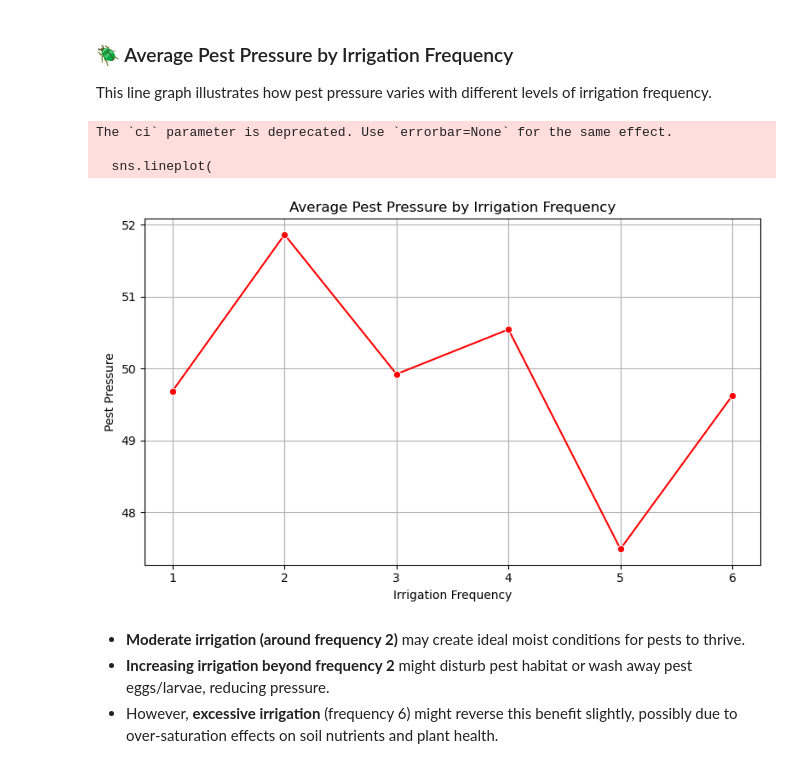
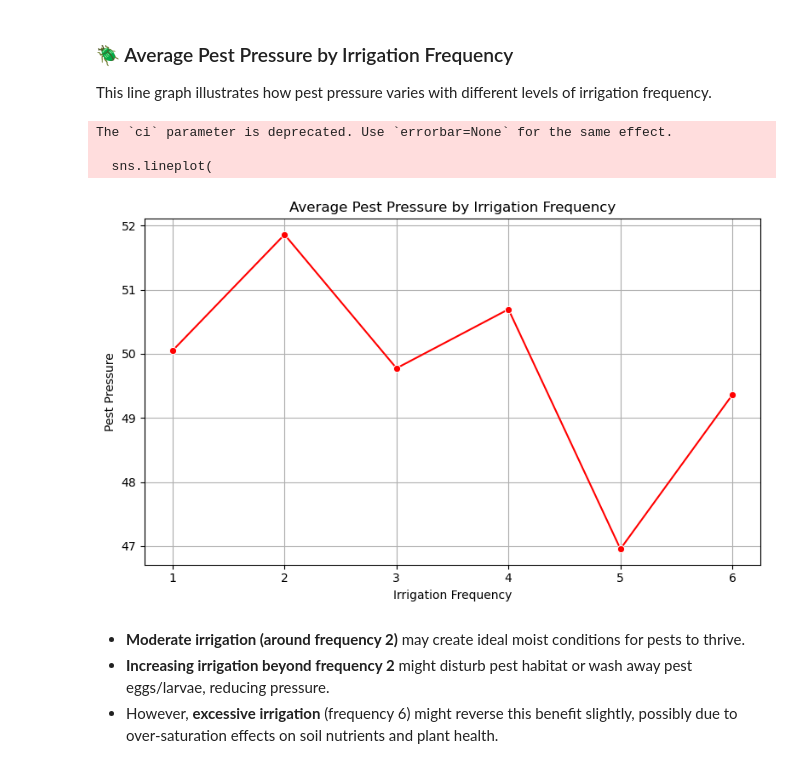
Before and after one commit to JaisreeMK-15/Crop-yield-prediction-and-recommendation, a Jupyter notebook: Crop prediction and recommendation.ipynb, the cells around one changed output. Cells and saved outputs as stored; diff of their text form; code cells hidden in the pictures.

```diff
--- a/Crop prediction and recommendation.ipynb
+++ b/Crop prediction and recommendation.ipynb
@@ -568,22 +571,22 @@ This line graph illustrates how pest pressure varies with different levels of ir
 # %%
 # average pest pressure by the irrigation frequency
 
 plt.figure(figsize=(8, 5))
 sns.lineplot(
-    data=crop_df, x='irrigation_frequency', y='pest_pressure',
+    data=clean_crop_df, x='irrigation_frequency', y='pest_pressure',
     estimator='mean', ci=None, marker='o', color='red'
 )
 plt.title("Average Pest Pressure by Irrigation Frequency")
 plt.xlabel("Irrigation Frequency")
 plt.ylabel("Pest Pressure")
 plt.grid(True)
 plt.tight_layout()
 plt.show()
 # %% [output]
 The `ci` parameter is deprecated. Use `errorbar=None` for the same effect.
 
   sns.lineplot(
-[figure, old version]
+[figure, new version]
 # %% [markdown]
 - **Moderate irrigation (around frequency 2)** may create ideal moist conditions for pests to thrive.
 - **Increasing irrigation beyond frequency 2** might disturb pest habitat or wash away pest eggs/larvae, reducing pressure.
```
Also changed, not shown: parts of 21 cells of this notebook.
